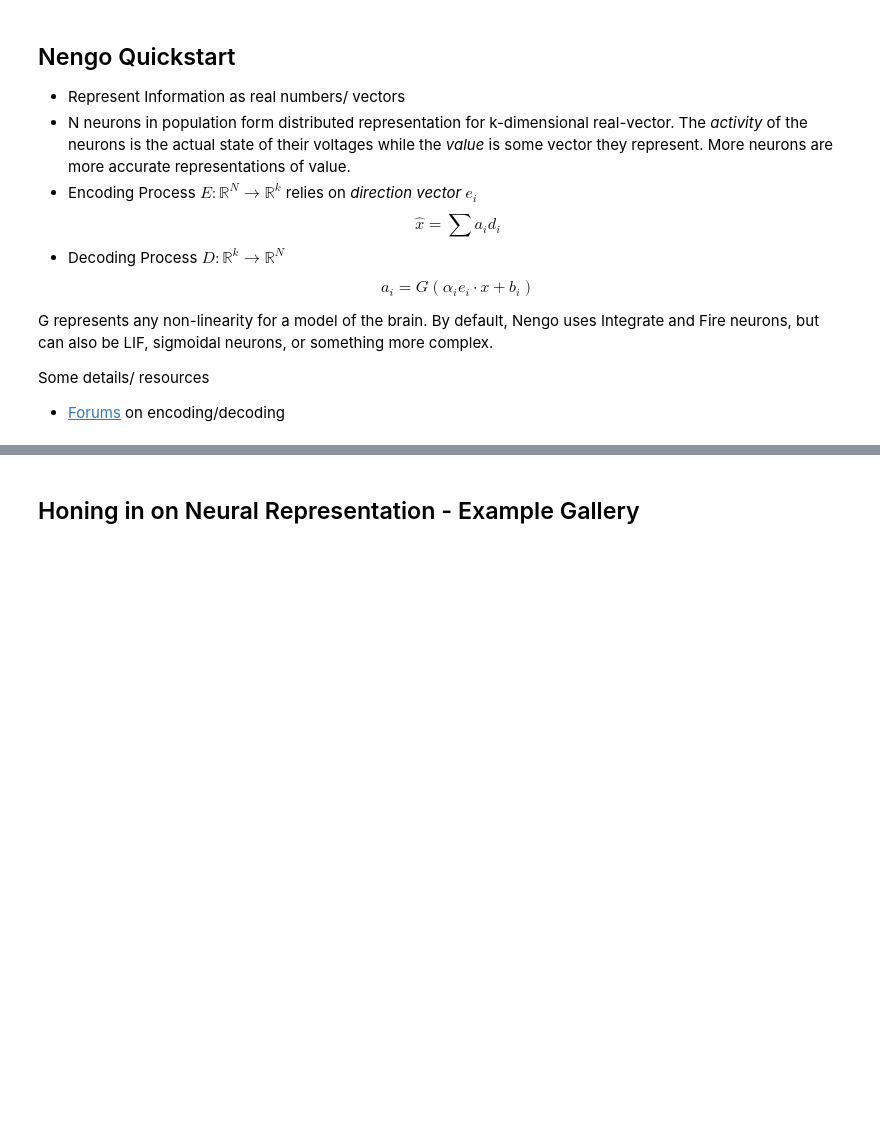
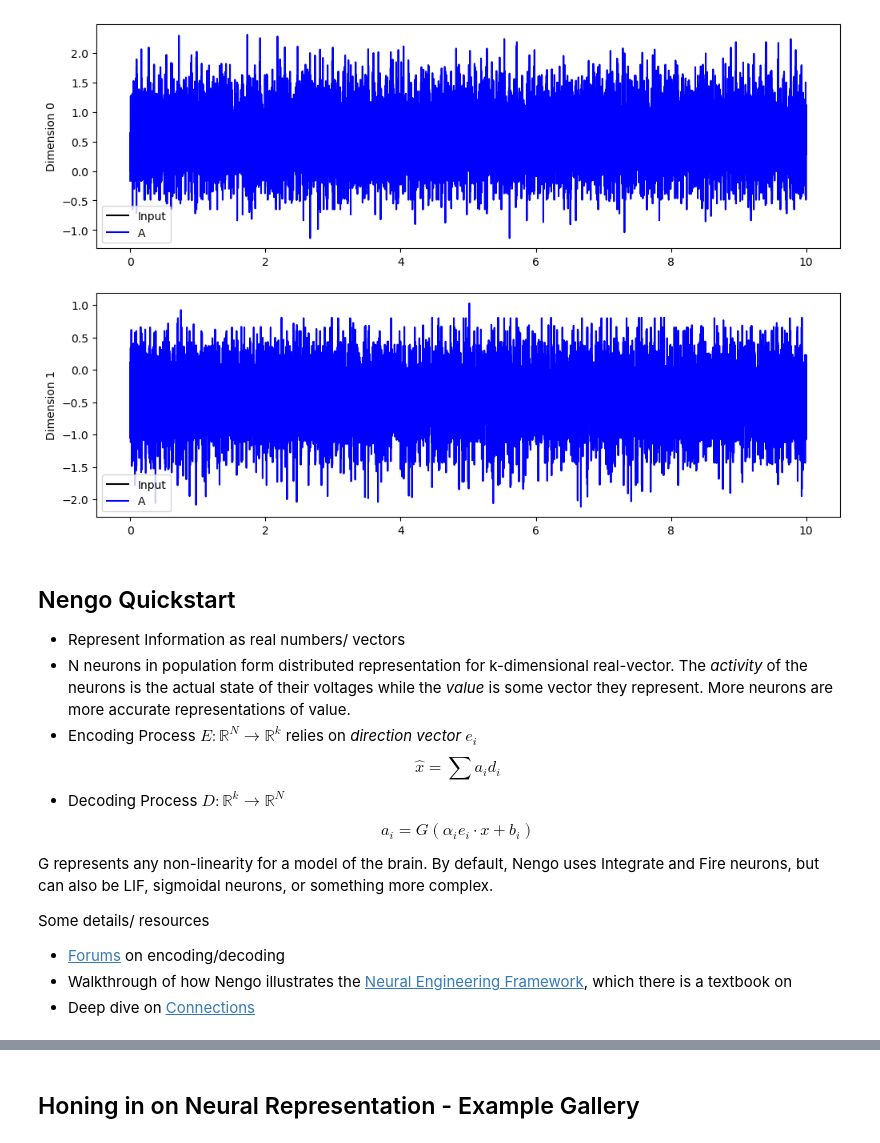
Before and after one commit to SammyAgrawal/CompBrainLoihi, a Jupyter notebook: Nengo_Tutorial.ipynb, the cells around one changed output, grey strips where cells are left out. Saved outputs shown, nothing was run; the diff lists cells and outputs as text; code cells hidden in the pictures; blank space fills up the shorter version.

```diff
--- a/Nengo_Tutorial.ipynb
+++ b/Nengo_Tutorial.ipynb
@@ -5,3 +5,14 @@ import numpy as np
 
 import nengo
 from nengo.utils.matplotlib import rasterplot
+# %%
+net = nengo.Network()
+with net:
+    node = nengo.Node(np.array([0.6, -0.5]))
+    ensemble = nengo.Ensemble(25, 2)
+    nengo.Connection(node, ensemble)
+    np = nengo.Probe(node)
+    ep = nengo.Probe(ensemble)
+# %%
+with nengo.Simulator(net) as sim:
+    sim.run(10.0)
@@ -8,3 +22,18 @@ from nengo.utils.matplotlib import rasterplot
+# %%
+dims_to_observe = [0, 1]
+D = len(dims_to_observe)
+plt.figure(figsize=(6*D, 8))
+for i, d in enumerate(dims_to_observe):
+    plt.subplot(D, 1, i+1)
+    plt.plot(sim.trange()[-10:], sim.data[np].T[d][-10:], c="k", label="Input")
+    plt.plot(sim.trange()[-10:], sim.data[ep].T[d][-10:], c="b", label="A")
+    #plt.plot(sim.trange(), sim.data[B_p].T[d], c="r", label="B")
+    plt.ylabel(f"Dimension {d}")
+    plt.legend(loc="best")
+
+plt.show()
+# %% [output]
+[figure, added]
 # %% [markdown]
 ## Nengo Quickstart
 - Represent Information as real numbers/ vectors
@@ -19,3 +48,5 @@ G represents any non-linearity for a model of the brain. By default, Nengo uses
 
 Some details/ resources
 - [Forums](https://forum.nengo.ai/t/basic-concept-of-essemble-and-connection/2080) on encoding/decoding
+- Walkthrough of how Nengo illustrates the [Neural Engineering Framework](https://www.nengo.ai/nengo/examples/advanced/nef-summary.html?highlight=nef), which there is a textbook on
+- Deep dive on [Connections](https://www.nengo.ai/nengo/connections.html#id6)
```
Also changed, not shown: parts of 24 cells of this notebook, 4 other files.
